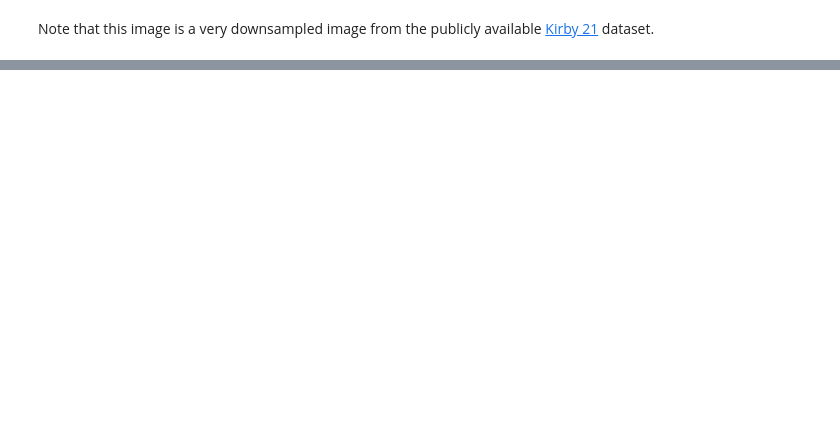
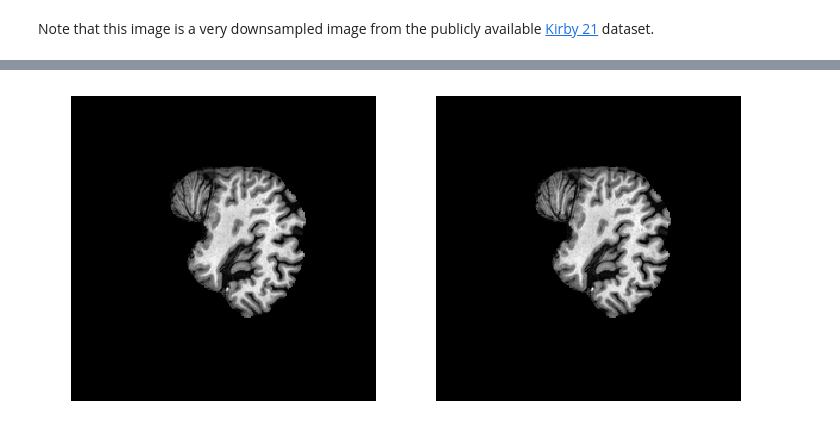
Before and after one commit to jcreinhold/niftidataset, a Jupyter notebook: tutorials/5min-tutorial.ipynb, the cells around one changed output, grey strips where cells are left out. Drawn from its saved outputs; the diff is of its cells as text; code cells hidden in the pictures; blank space fills up the shorter version.

```diff
--- a/tutorials/5min-tutorial.ipynb
+++ b/tutorials/5min-tutorial.ipynb
@@ -134,0 +88,9 @@ epoch  train loss  valid loss  MSE
+# %%
+fl = RandomFlip(0.5, True, True)
+# %%
+xn, yn = fl((im,im))
+xn, yn = nm(xn), nm(yn)
+f, (ax1,ax2) = plt.subplots(1,2,figsize=(12,8))
+show(xn,ax1);show(yn,ax2)
+# %% [output]
+[figure, added]
```
Also changed, not shown: parts of 37 cells of this notebook.
